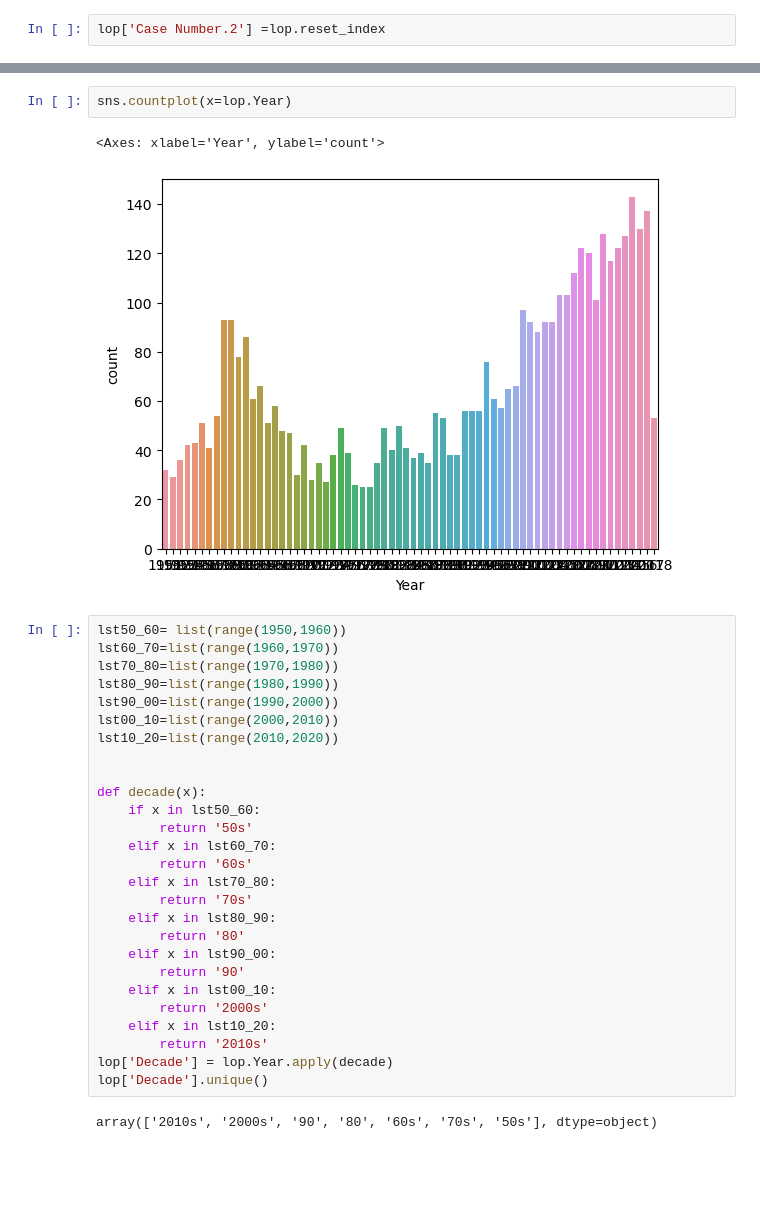
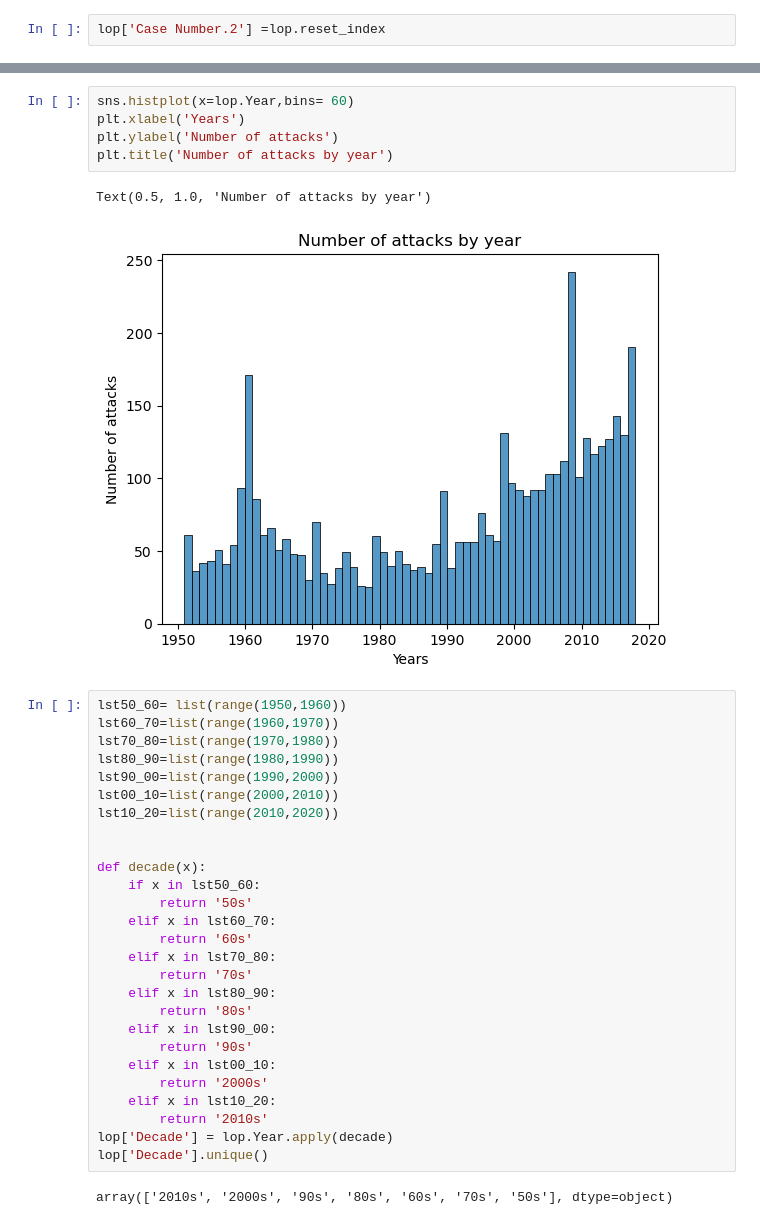
Before and after one commit to nicovilla23/Sharks_data_cleansing, a Jupyter notebook: My_code/Sharks_data_cleaning.ipynb, the cells around one changed output, grey strips where cells are left out. Drawn from its saved outputs; the diff is of its cells as text; blank space fills up the shorter version.

```diff
--- a/My_code/Sharks_data_cleaning.ipynb
+++ b/My_code/Sharks_data_cleaning.ipynb
@@ -356,8 +384,11 @@ sns.countplot(x=lop.Continent)
-# %%
-sns.countplot(x=lop.Year)
-# %% [output]
-<Axes: xlabel='Year', ylabel='count'>
-[figure, removed]
+# %%
+sns.histplot(x=lop.Year,bins= 60)
+plt.xlabel('Years')
+plt.ylabel('Number of attacks')
+plt.title('Number of attacks by year')
+# %% [output]
+Text(0.5, 1.0, 'Number of attacks by year')
+[figure, added]
 # %%
 lst50_60= list(range(1950,1960))
 lst60_70=list(range(1960,1970))
@@ -376,9 +407,9 @@ def decade(x):
     elif x in lst70_80:
         return '70s'
     elif x in lst80_90:
-        return '80'
+        return '80s'
     elif x in lst90_00:
-        return '90'
+        return '90s'
     elif x in lst00_10:
         return '2000s'
     elif x in lst10_20:
@@ -386,4 +417,4 @@ def decade(x):
 lop['Decade'] = lop.Year.apply(decade)
 lop['Decade'].unique()
 # %% [output]
-array(['2010s', '2000s', '90', '80', '60s', '70s', '50s'], dtype=object)
+array(['2010s', '2000s', '90s', '80s', '60s', '70s', '50s'], dtype=object)
```
Also changed, not shown: parts of 11 cells of this notebook.
